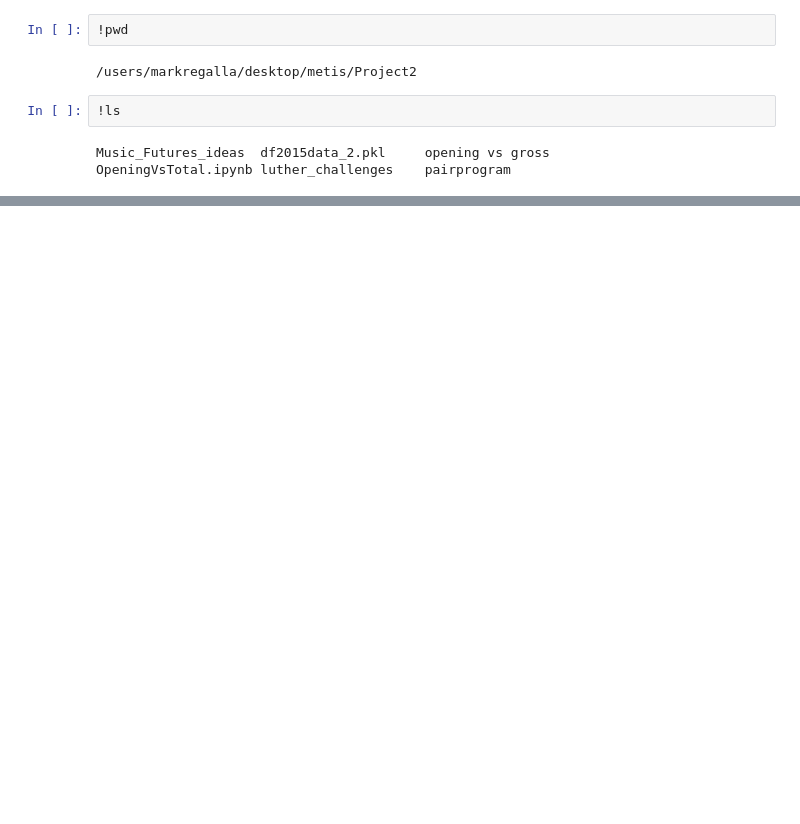
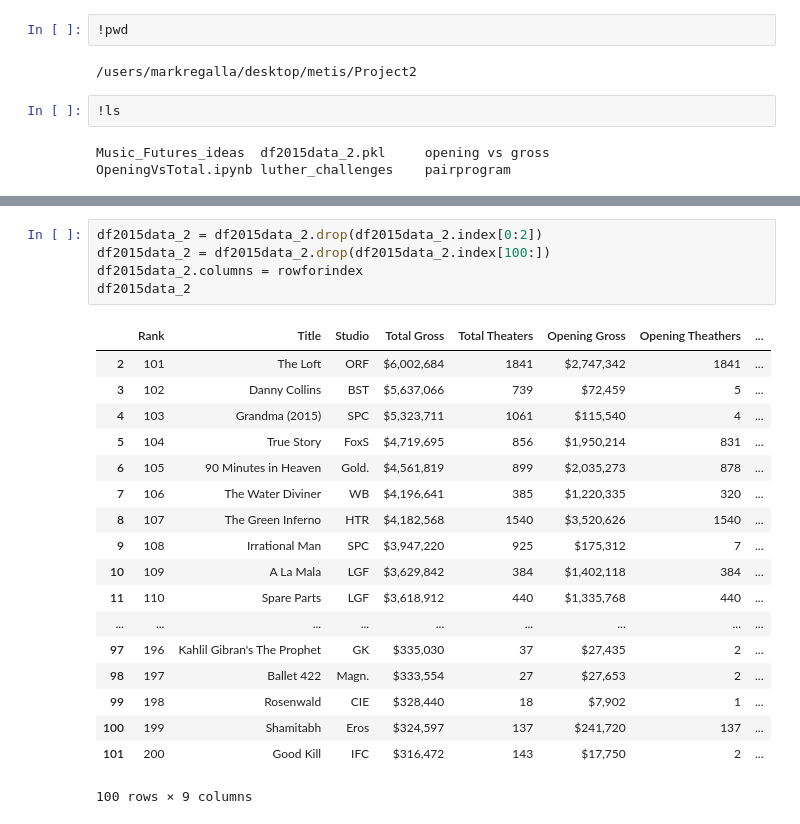
Before and after one commit to MarkRegalla27/Luther, a Jupyter notebook: OpeningVsTotal.ipynb, the cells around one changed output, grey strips where cells are left out. Cells and saved outputs as stored; diff of their text form; blank space fills up the shorter version.

```diff
--- a/OpeningVsTotal.ipynb
+++ b/OpeningVsTotal.ipynb
@@ -109,0 +228,24 @@ OpeningVsTotal.ipynb luther_challenges    pairprogram
+# %%
+df2015data_2 = df2015data_2.drop(df2015data_2.index[0:2])
+df2015data_2 = df2015data_2.drop(df2015data_2.index[100:])
+df2015data_2.columns = rowforindex
+df2015data_2
+# %% [output]
+|  | Rank | Title | Studio | Total Gross | Total Theaters | Opening Gross | Opening Theathers | ... |
+| 2 | 101 | The Loft | ORF | $6,002,684 | 1841 | $2,747,342 | 1841 | ... |
+| 3 | 102 | Danny Collins | BST | $5,637,066 | 739 | $72,459 | 5 | ... |
+| 4 | 103 | Grandma (2015) | SPC | $5,323,711 | 1061 | $115,540 | 4 | ... |
+| 5 | 104 | True Story | FoxS | $4,719,695 | 856 | $1,950,214 | 831 | ... |
+| 6 | 105 | 90 Minutes in Heaven | Gold. | $4,561,819 | 899 | $2,035,273 | 878 | ... |
+| 7 | 106 | The Water Diviner | WB | $4,196,641 | 385 | $1,220,335 | 320 | ... |
+| 8 | 107 | The Green Inferno | HTR | $4,182,568 | 1540 | $3,520,626 | 1540 | ... |
+| 9 | 108 | Irrational Man | SPC | $3,947,220 | 925 | $175,312 | 7 | ... |
+| 10 | 109 | A La Mala | LGF | $3,629,842 | 384 | $1,402,118 | 384 | ... |
+| 11 | 110 | Spare Parts | LGF | $3,618,912 | 440 | $1,335,768 | 440 | ... |
+| ... | ... | ... | ... | ... | ... | ... | ... | ... |
+| 97 | 196 | Kahlil Gibran's The Prophet | GK | $335,030 | 37 | $27,435 | 2 | ... |
+| 98 | 197 | Ballet 422 | Magn. | $333,554 | 27 | $27,653 | 2 | ... |
+| 99 | 198 | Rosenwald | CIE | $328,440 | 18 | $7,902 | 1 | ... |
+| 100 | 199 | Shamitabh | Eros | $324,597 | 137 | $241,720 | 137 | ... |
+| 101 | 200 | Good Kill | IFC | $316,472 | 143 | $17,750 | 2 | ... |
+100 rows × 9 columns
```
Also changed, not shown: parts of 15 cells of this notebook, 1 other file.
